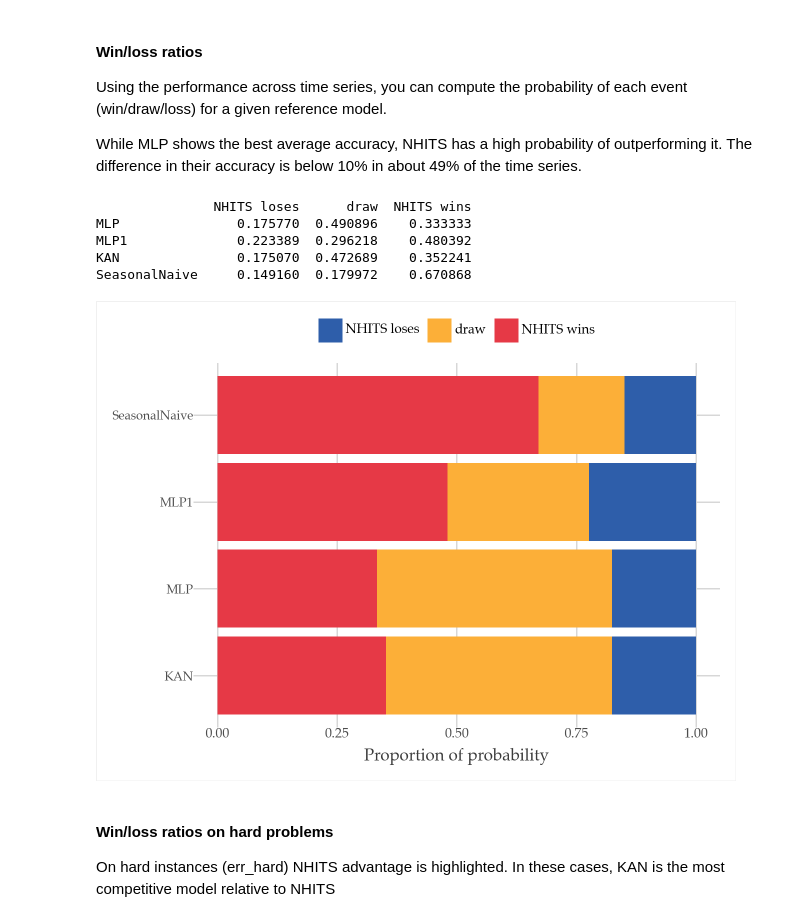
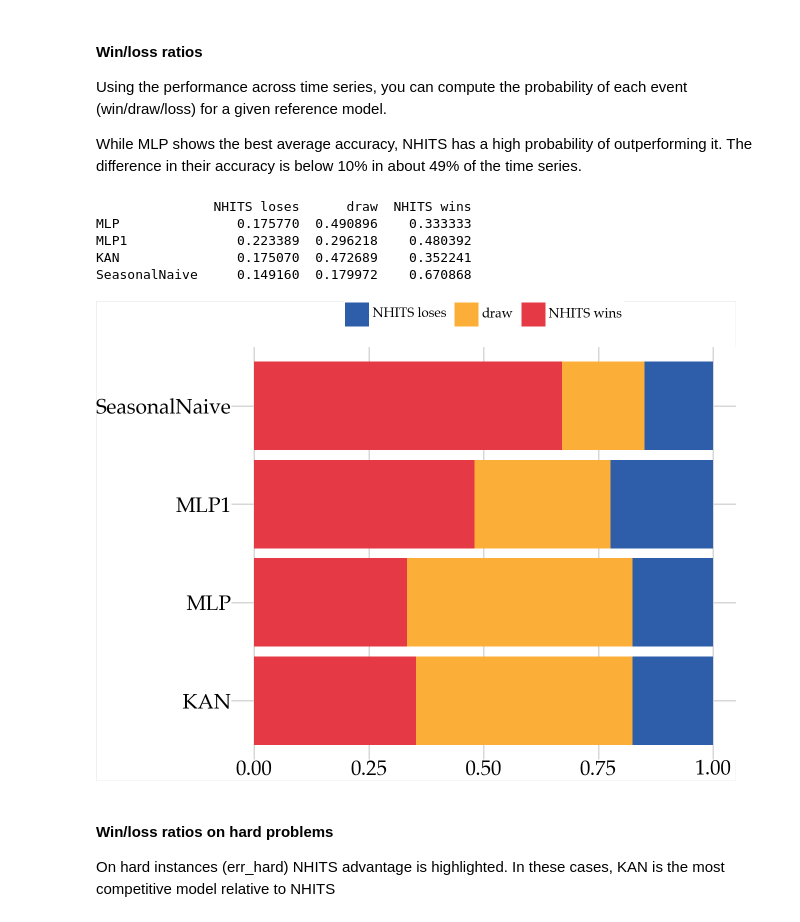
Before and after one commit to vcerqueira/modelradar, a Jupyter notebook: notebooks/1_modelradar_example.ipynb, the cells around one changed output. Cells and saved outputs as stored; diff of their text form; code cells hidden in the pictures.

```diff
--- a/notebooks/1_modelradar_example.ipynb
+++ b/notebooks/1_modelradar_example.ipynb
@@ -23,7 +23,7 @@ from modelradar.visuals.plotter import ModelRadarPlotter, SpiderPlot
 - Loading the cross-validation results obtained in the first part of this tutorial
 # %%
 cv = pd.read_csv('cv.csv')
-cv['anomaly_status'] = cv['is_anomaly'].map({0: 'No anomalies', 1: 'With anomalies'})
+cv['anomaly_status'] = cv['is_anomaly'].map({0: 'Non-anomalies', 1: 'Anomalies'})
 
 cv.head()
 # %% [output]
@@ -45,7 +45,6 @@ Parameters:
 - rope: region of practical equivalence percentage, under which differences in performance are considered irrelevant
 # %%
 radar = ModelRadar(cv_df=cv,
-                   freq='ME',
                    metrics=[smape, mape],
                    model_names=['NHITS', 'MLP', 'MLP1', 'KAN', 'SeasonalNaive'],
                    hardness_reference='SeasonalNaive',
@@ -115,7 +114,13 @@ Below are some plots that you can obtain using ModelRadar.
 
 First, we show a barplot that illustrates the overall accuracy of each model. MLP performs best, with a small edge over NHITS.
 # %%
-plot = radar.evaluate(return_plot=True)
+plot = radar.evaluate(return_plot=True,
+                      flip_coords=True,
+                      extra_theme_settings=p9.theme(plot_margin=0,
+                                                     axis_text=p9.element_text(size=15,
+                                                                               colour='black',
+                                                                               weight='bold'),
+                                                     axis_title_x=p9.element_blank()), )
 
 plot
 # %% [output]
@@ -138,7 +143,15 @@ We can split the analysis by forecasting horizon to check if relative performanc
 
 While MLP shows the best overall score, the other neural models outperform it on a multi-step ahead forecasting setting.
 # %%
-plot = radar.evaluate_by_horizon_bounds(return_plot=True, plot_model_cats=radar.model_order)
+plot = radar.evaluate_by_horizon_bounds(return_plot=True,
+                                        plot_model_cats=radar.model_order,
+                                        extra_theme_settings=p9.theme(plot_margin=0,
+                                                               strip_text=p9.element_text(size=18),
+                                                               axis_text_x=p9.element_text(size=15,
+                                                                                           angle=60,
+                                                                                           colour='black',
+                                                                                           weight='bold'),
+                                                               axis_title_x=p9.element_blank()))
 
 plot + p9.theme(figure_size= (12,5))
 # %% [output]
@@ -176,16 +189,23 @@ While MLP shows the best average accuracy, NHITS has a high probability of outpe
 # %%
 print(radar.rope.get_winning_ratios(err))
 
-plot = radar.rope.get_winning_ratios(err, return_plot=True, reference=radar.rope.reference)
+plot = radar.rope.get_winning_ratios(err,
+                                     return_plot=True,
+                                     reference=radar.rope.reference,
+                                     extra_theme_settings=p9.theme(plot_margin=0,
+                                                                    axis_text=p9.element_text(size=15,
+                                                                                              colour='black',
+                                                                                              weight='bold'),
+                                                                    axis_title_x=p9.element_blank()))
 
 plot
 # %% [output]
                NHITS loses      draw  NHITS wins
 MLP               0.175770  0.490896    0.333333
 MLP1              0.223389  0.296218    0.480392
 KAN               0.175070  0.472689    0.352241
 SeasonalNaive     0.149160  0.179972    0.670868
-[figure, old version]
+[figure, new version]
 # %% [markdown]
 #### Win/loss ratios on hard problems
 
```
Also changed, not shown: parts of 11 cells of this notebook, 10 other files.
